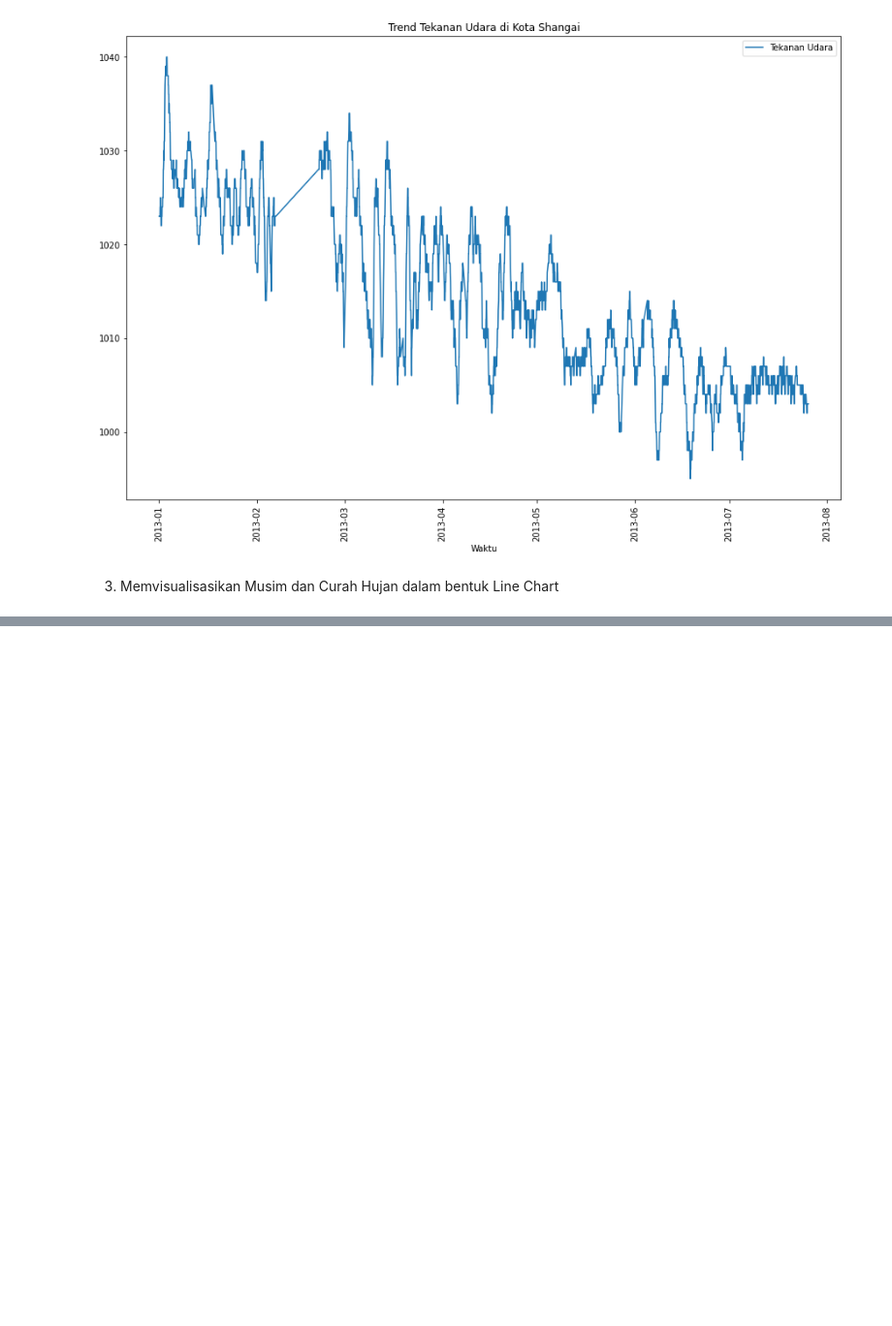
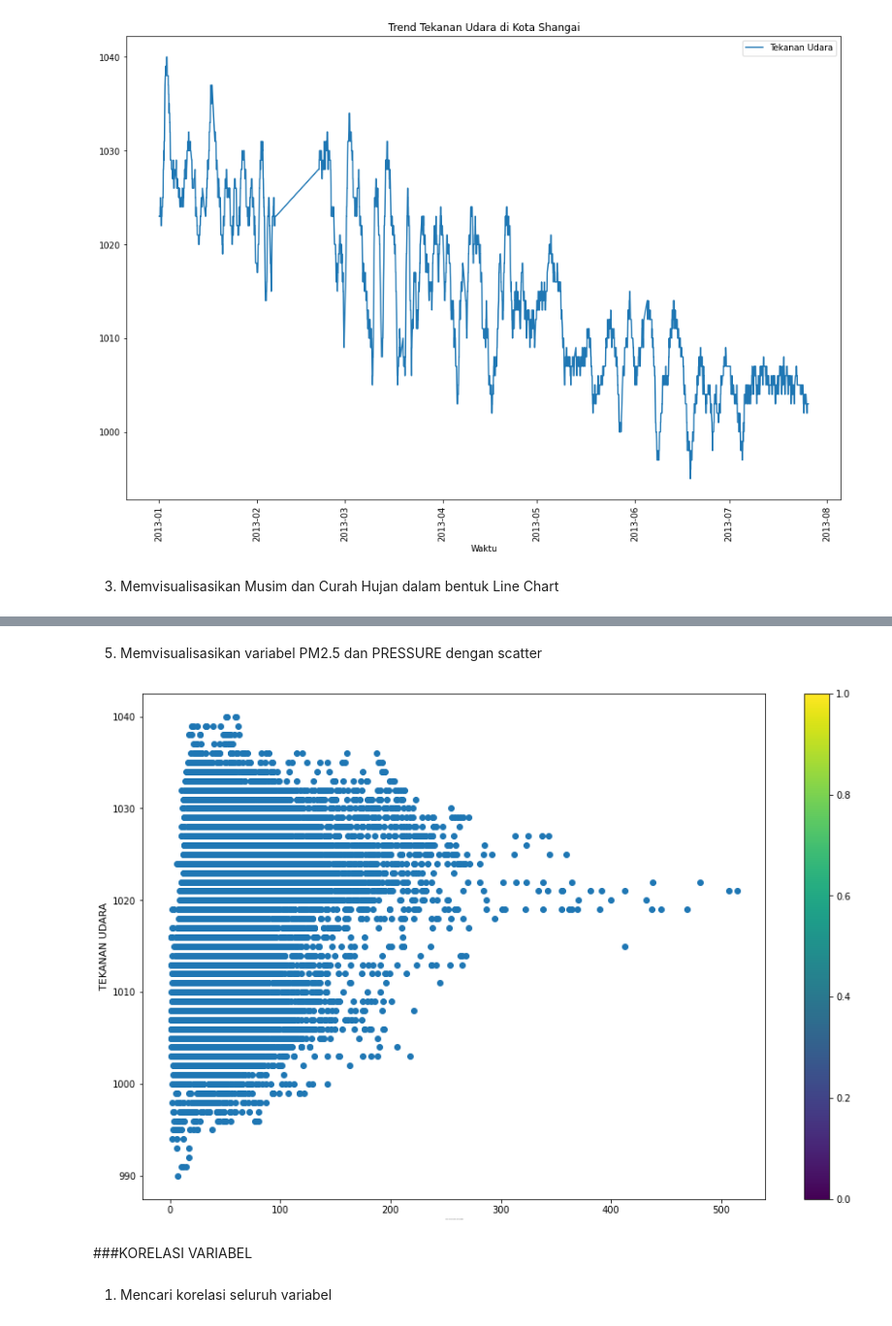
Before and after one commit to azizfath/fp-bdpa, a Jupyter notebook: UAS_BIGDATA.ipynb, the cells around one changed output, grey strips where cells are left out. Shown at 97% size. Cells and saved outputs as stored; diff of their text form; code cells hidden in the pictures; blank space fills up the shorter version.

```diff
--- a/UAS_BIGDATA.ipynb
+++ b/UAS_BIGDATA.ipynb
@@ -294,0 +322,18 @@ plt.show()
+# %% [markdown]
+5) Memvisualisasikan variabel PM2.5 dan PRESSURE dengan scatter
+# %%
+fig, ax = plt.subplots(figsize=(15,10))
+x = ax.scatter(df['PM_US Post'], df['PRES'], cmap='autumn')
+
+ax.set_xlabel('PM2.5 oleh US Post di kota Shanghai', size=11)
+ax.set_ylabel('TEKANAN UDARA', size=11)
+
+fig.colorbar(x)
+
+plt.show()
+# %% [output]
+[figure, added]
+# %% [markdown]
+###KORELASI VARIABEL
+# %% [markdown]
+1) Mencari korelasi seluruh variabel
```
Also changed, not shown: parts of 32 cells of this notebook.
